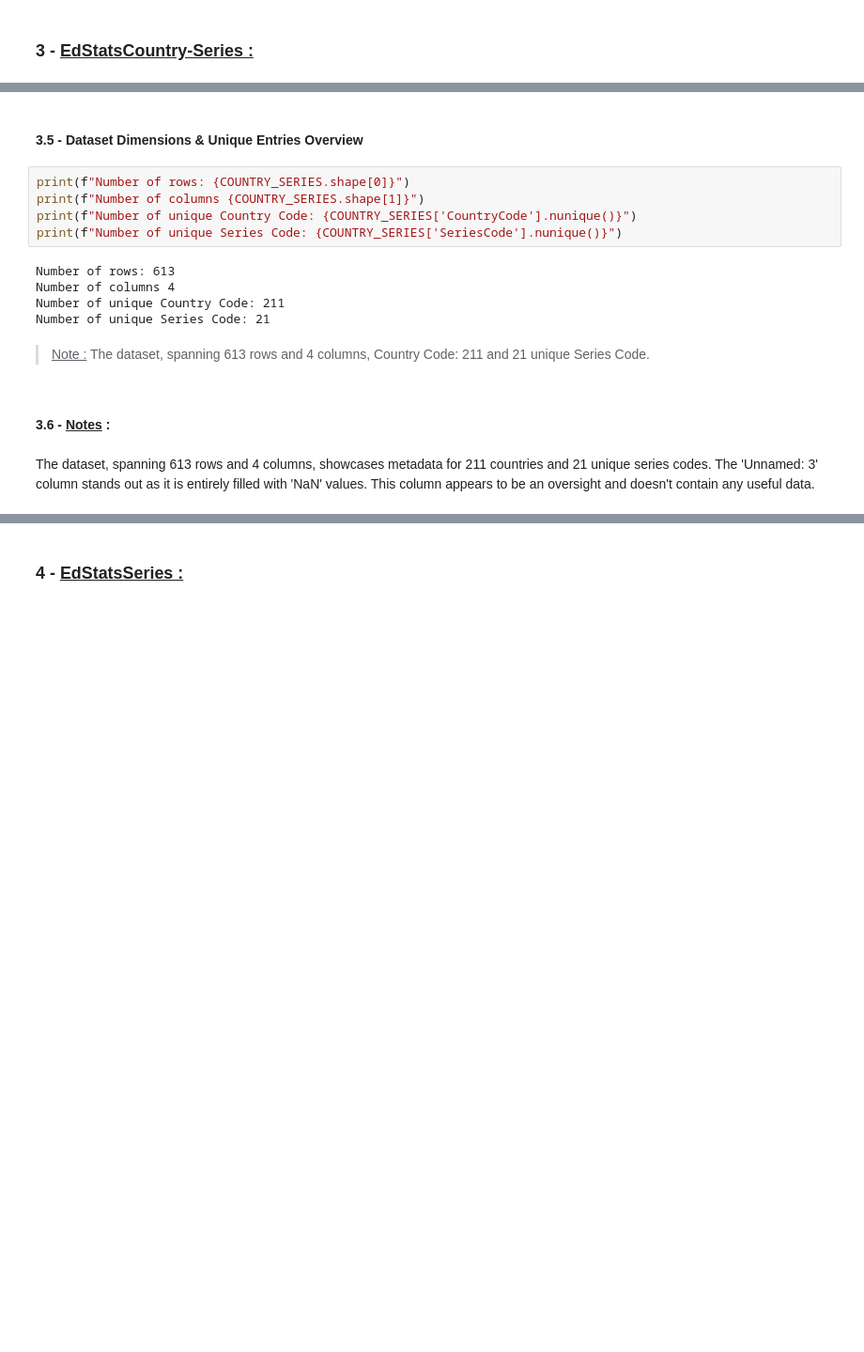
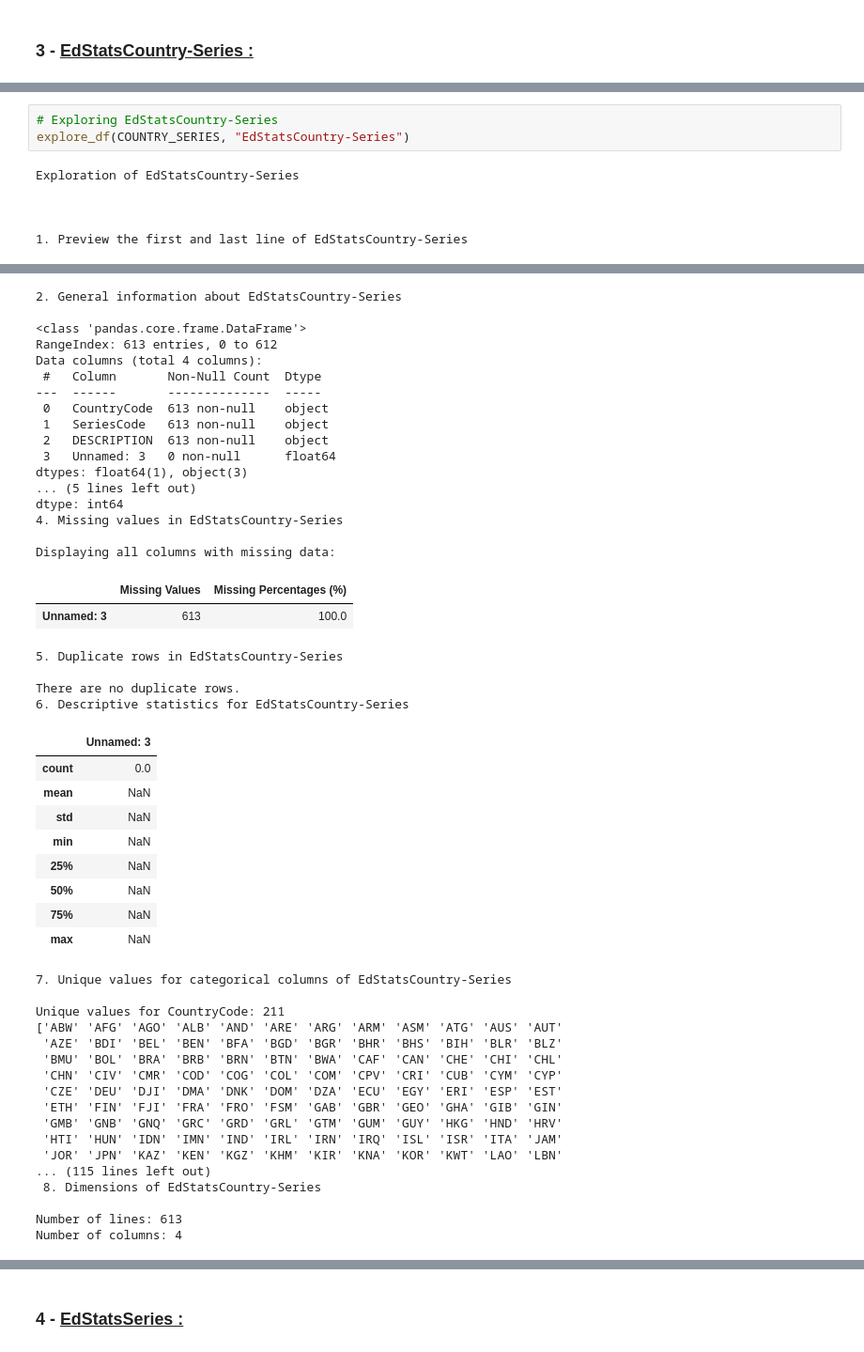
Before and after one commit to MasterCodeDevelop/academy, a Jupyter notebook: notebook.ipynb, the cells around one changed output, grey strips where cells are left out. Shown at 94% size. Drawn from its saved outputs; the diff is of its cells as text; blank space fills up the shorter version.

```diff
--- a/netebook.ipynb
+++ b/notebook.ipynb
@@ -669,18 +436,9 @@ There are no duplicate rows.
-# %% [markdown]
-#### 3.5 - Dataset Dimensions & Unique Entries Overview
-# %%
-print(f"Number of rows: {COUNTRY_SERIES.shape[0]}")
-print(f"Number of columns {COUNTRY_SERIES.shape[1]}")
-print(f"Number of unique Country Code: {COUNTRY_SERIES['CountryCode'].nunique()}")
-print(f"Number of unique Series Code: {COUNTRY_SERIES['SeriesCode'].nunique()}")
-# %% [output]
-Number of rows: 613
-Number of columns 4
-Number of unique Country Code: 211
-Number of unique Series Code: 21
-# %% [markdown]
-> <u>Note :</u> The dataset, spanning 613 rows and 4 columns, Country Code: 211 and 21 unique Series Code.
-# %% [markdown]
-#### 3.6 - <u>Notes</u> :
-# %% [markdown]
-The dataset, spanning 613 rows and 4 columns, showcases metadata for 211 countries and 21 unique series codes. The 'Unnamed: 3' column stands out as it is entirely filled with 'NaN' values. This column appears to be an oversight and doesn't contain any useful data.
+# %%
+# Exploring EdStatsCountry-Series
+explore_df(COUNTRY_SERIES, "EdStatsCountry-Series")
+# %% [output]
+Exploration of EdStatsCountry-Series
+
+
+
+1. Preview the first and last line of EdStatsCountry-Series
@@ -686,0 +457,49 @@ The dataset, spanning 613 rows and 4 columns, showcases metadata for 211 countri
+2. General information about EdStatsCountry-Series
+
+<class 'pandas.core.frame.DataFrame'>
+RangeIndex: 613 entries, 0 to 612
+Data columns (total 4 columns):
+ #   Column       Non-Null Count  Dtype
+---  ------       --------------  -----
+ 0   CountryCode  613 non-null    object
+ 1   SeriesCode   613 non-null    object
+ 2   DESCRIPTION  613 non-null    object
+ 3   Unnamed: 3   0 non-null      float64
+dtypes: float64(1), object(3)
+... (5 lines left out)
+dtype: int64
+4. Missing values in EdStatsCountry-Series
+
+Displaying all columns with missing data:
+|  | Missing Values | Missing Percentages (%) |
+| Unnamed: 3 | 613 | 100.0 |
+5. Duplicate rows in EdStatsCountry-Series
+
+There are no duplicate rows.
+6. Descriptive statistics for EdStatsCountry-Series
+|  | Unnamed: 3 |
+| count | 0.0 |
+| mean | NaN |
+| std | NaN |
+| min | NaN |
+| 25% | NaN |
+| 50% | NaN |
+| 75% | NaN |
+| max | NaN |
+7. Unique values for categorical columns of EdStatsCountry-Series
+
+Unique values for CountryCode: 211
+['ABW' 'AFG' 'AGO' 'ALB' 'AND' 'ARE' 'ARG' 'ARM' 'ASM' 'ATG' 'AUS' 'AUT'
+ 'AZE' 'BDI' 'BEL' 'BEN' 'BFA' 'BGD' 'BGR' 'BHR' 'BHS' 'BIH' 'BLR' 'BLZ'
+ 'BMU' 'BOL' 'BRA' 'BRB' 'BRN' 'BTN' 'BWA' 'CAF' 'CAN' 'CHE' 'CHI' 'CHL'
+ 'CHN' 'CIV' 'CMR' 'COD' 'COG' 'COL' 'COM' 'CPV' 'CRI' 'CUB' 'CYM' 'CYP'
+ 'CZE' 'DEU' 'DJI' 'DMA' 'DNK' 'DOM' 'DZA' 'ECU' 'EGY' 'ERI' 'ESP' 'EST'
+ 'ETH' 'FIN' 'FJI' 'FRA' 'FRO' 'FSM' 'GAB' 'GBR' 'GEO' 'GHA' 'GIB' 'GIN'
+ 'GMB' 'GNB' 'GNQ' 'GRC' 'GRD' 'GRL' 'GTM' 'GUM' 'GUY' 'HKG' 'HND' 'HRV'
+ 'HTI' 'HUN' 'IDN' 'IMN' 'IND' 'IRL' 'IRN' 'IRQ' 'ISL' 'ISR' 'ITA' 'JAM'
+ 'JOR' 'JPN' 'KAZ' 'KEN' 'KGZ' 'KHM' 'KIR' 'KNA' 'KOR' 'KWT' 'LAO' 'LBN'
+... (115 lines left out)
+ 8. Dimensions of EdStatsCountry-Series
+
+Number of lines: 613
+Number of columns: 4
```
Also changed, not shown: parts of 136 cells of this notebook.
